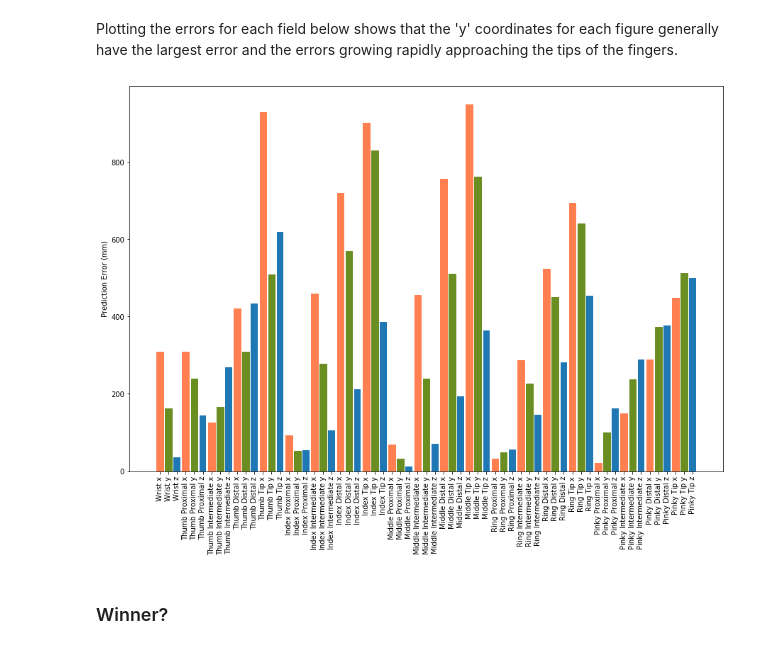
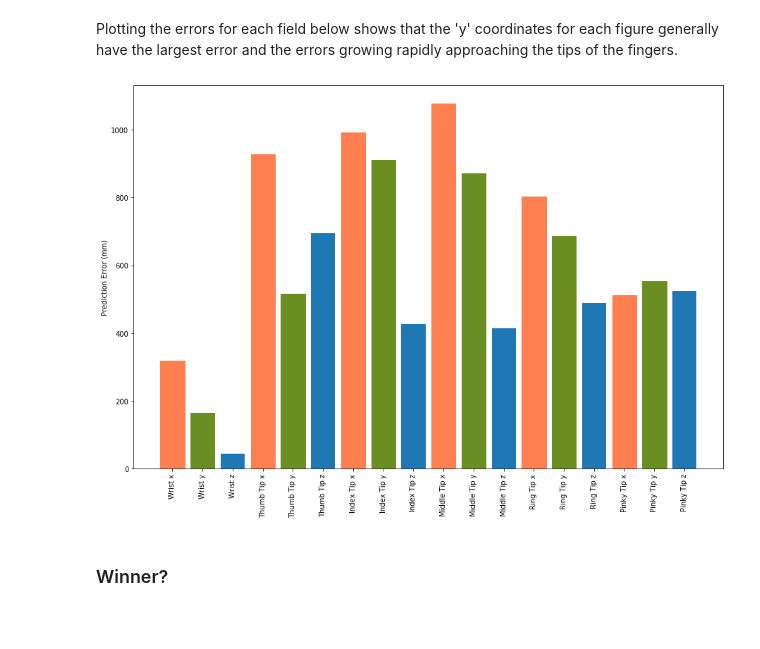
Before and after one commit to josecyc/Neurotron, a Jupyter notebook: ml/all_model.ipynb, the cells around one changed output. Cells and saved outputs as stored; diff of their text form; code cells hidden in the pictures; blank space fills up the shorter version.

Commit message:
attention, Conv models

```diff
--- a/ml/all_model.ipynb
+++ b/ml/all_model.ipynb
@@ -59,3 +65,5 @@ The final pipeline will pass the data into an LSTM and then into an autoencoder
 # %%
 feature_ar = df.loc[:, 'ch1':'ch8'].values
 label_ar = df.loc[:, 'Wrist x':].values
+label_tips = label_ar[:,[0,1,2,12,13,14,24,25,26,36,37,38,48,49,50,60,61,62]]
+label_tips.shape
@@ -118,2 +128,32 @@ Trainable params: 4,648
 Non-trainable params: 0
 _________________________________________________________________
+# %%
+encoding_dim = 9 #dimensionality of 'feature' vector
+
+a_fn = None
+
+# Full autoencoder
+input_vec = Input(shape=(18,))
+#dense_0 = Dense(9, activation=a_fn)(input_vec)
+#dense_1 = Dense(5, activation=a_fn)(dense_0)
+encoded = Dense(encoding_dim, activation=a_fn)(input_vec)
+#dense_2 = Dense(5, activation=a_fn, name='decoder_0')(encoded)
+#dense_3 = Dense(16, activation=a_fn, name='decoder_1')(dense_2)
+decoded = Dense(18, activation=a_fn, name='decoder_output')(encoded)
+
+autoencoder_tips = Model(input_vec, decoded)
+
+# Encoder from autoencoder
+encoder = Model(input_vec, encoded)
+
+# Decoder from autoencoder layers
+decoder_input = Input(shape=(encoding_dim,), name='encoded_input')
+#decode_0 = autoencoder.layers[-3](decoder_input)
+#decode_1 = autoencoder.layers[-2](decode_0)
+decode_output = autoencoder.layers[-1](decoder_input)
+decoder = Model(decoder_input, decode_output, name='decoder')
+
+# Train Autoencoder
+optimizer = tf.keras.optimizers.Adam(lr=0.0005, beta_1=0.9, beta_2=0.999, epsilon=None, decay=0.0, amsgrad=False)
+autoencoder_tips.compile(optimizer=optimizer, loss='mean_squared_error')
+autoencoder_tips.summary()
@@ -171,8 +253,10 @@ def overlap_samples(seq_length, feats, labels):
     return new_f, new_l
 
 features, labels = overlap_samples(seq_length, feature_ar, label_ar)
+features, labels_tips = overlap_samples(seq_length, feature_ar, label_tips)
 print(features.shape)
 print(labels.shape)
+print(labels_tips.shape)
 # %% [output]
 (106956, 24, 8)
 (106956, 63)
@@ -223,7 +362,8 @@ model.evaluate(features, labels, verbose=1)
 # %%
 #class_weights =
 # %%
-history = model.fit(features, labels, batch_size=seq_length, epochs=4, verbose=1, validation_split=0.2)
+history = model.fit(features, labels_tips, batch_size=seq_length, epochs=4, verbose=1, validation_split=0.2,
+                    callbacks=[tensorboard])
 # %% [output]
 Train on 85564 samples, validate on 21392 samples
 Epoch 1/4
@@ -249,19 +392,20 @@ Plotting the errors for each field below shows that the 'y' coordinates for each
 # %%
 preds = model.predict(features)
 # %%
-error = labels - preds
+error = labels_tips - preds
 sq_error = error * error
 avg_error = np.mean(sq_error, axis=0)
 plt.figure(figsize=(15, 10))
 plt.xticks(rotation=90)
 plt.ylabel('Prediction Error (mm)')
-bar = plt.bar(df.columns[8:], avg_error)
-for i in range(0,63,3):
+#bar = plt.bar(df.columns[8:], avg_error)
+bar = plt.bar(df.columns[8:][[0,1,2,12,13,14,24,25,26,36,37,38,48,49,50,60,61,62]], avg_error)
+for i in range(0,18,3):
     bar[i].set_color('coral')
     bar[i+1].set_color('olivedrab')
 plt.show()
 # %% [output]
-[figure, old version]
+[figure, new version]
 # %% [markdown]
 ### Winner?
 # %%
```
Also changed, not shown: parts of 33 cells of this notebook, 4 other files.
